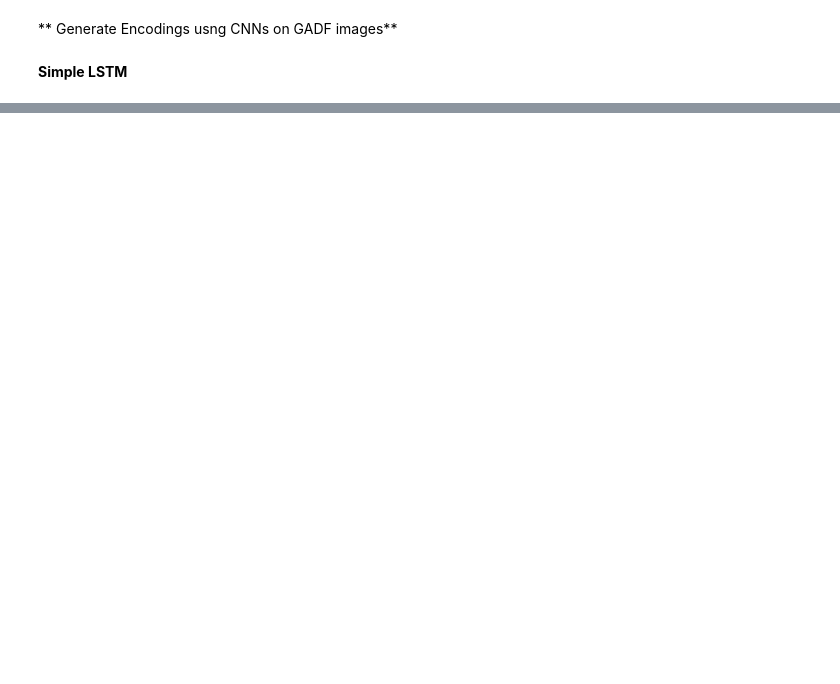
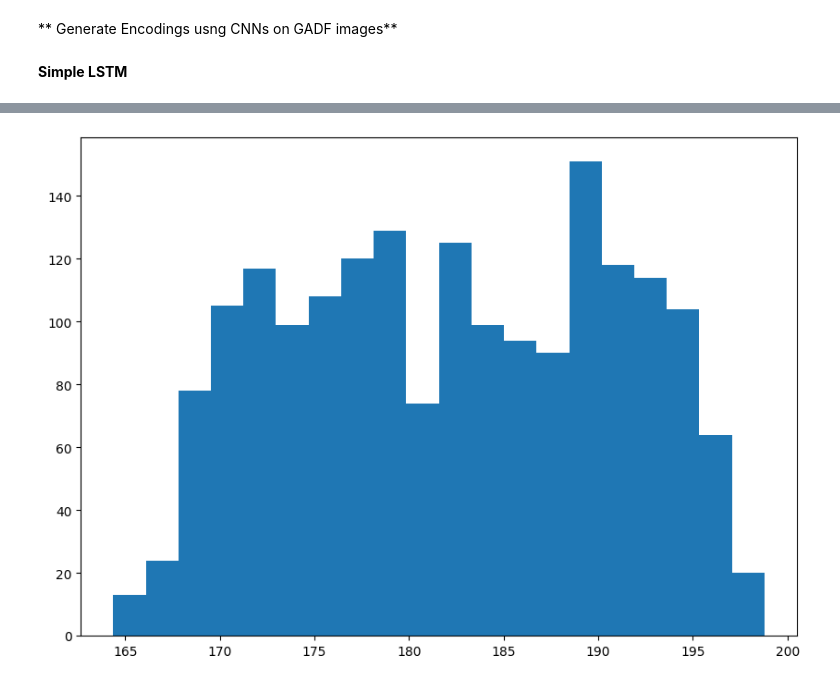
Before and after one commit to ArindamBanerji/wip-experiments, a Jupyter notebook: misc/TS_Image_architectures_v1_0.ipynb, the cells around one changed output, grey strips where cells are left out. Saved outputs shown, nothing was run; the diff lists cells and outputs as text; code cells hidden in the pictures; blank space fills up the shorter version.

Commit message:
updated-CNN-GADF

```diff
--- a/misc/TS_Image_architectures_v1_0.ipynb
+++ b/misc/TS_Image_architectures_v1_0.ipynb
@@ -364,0 +378,21 @@ Epoch:  1000 | Train Loss :  0.041987 | Test Loss :  0.066540
+# %%
+def generate_images_hack (data, img_sz, data_sz) :
+
+    values = data['Close'].values.reshape(1,-1)
+    images = []
+    labels = []
+    image_size = img_sz
+    data_size = data_sz
+    # method = 'difference'
+    method = 'summation'
+    sample_range = (0, 1)
+
+    for i in range(len(values[0])-data_size-33):
+        gaf = GramianAngularField(image_size=image_size, method=method, sample_range=sample_range)
+        gadf_image  = gaf.fit_transform(values[:,i:i+32])
+        images.append(gadf_image)
+        labels.append(values[:,i+32+1])
+    images = np.array(images).astype(np.float32)
+    labels = np.array(labels)
+
+    return images, labels
@@ -364,0 +420,6 @@ Epoch:  1000 | Train Loss :  0.041987 | Test Loss :  0.066540
+# %%
+def display_images ( images, labels ) :
+    fig, ax = plt.subplots(figsize =(10, 7))
+    ax.hist(labels, bins = 20)
+    plt.show()
+    return plt
@@ -364,0 +545,7 @@ Epoch:  1000 | Train Loss :  0.041987 | Test Loss :  0.066540
+# %%
+# generae images and labels
+images, labels = generate_images_hack (data, 10, 10)
+
+plt = display_images ( images, labels )
+# %% [output]
+[figure, added]
```
Also changed, not shown: parts of 23 cells of this notebook.
